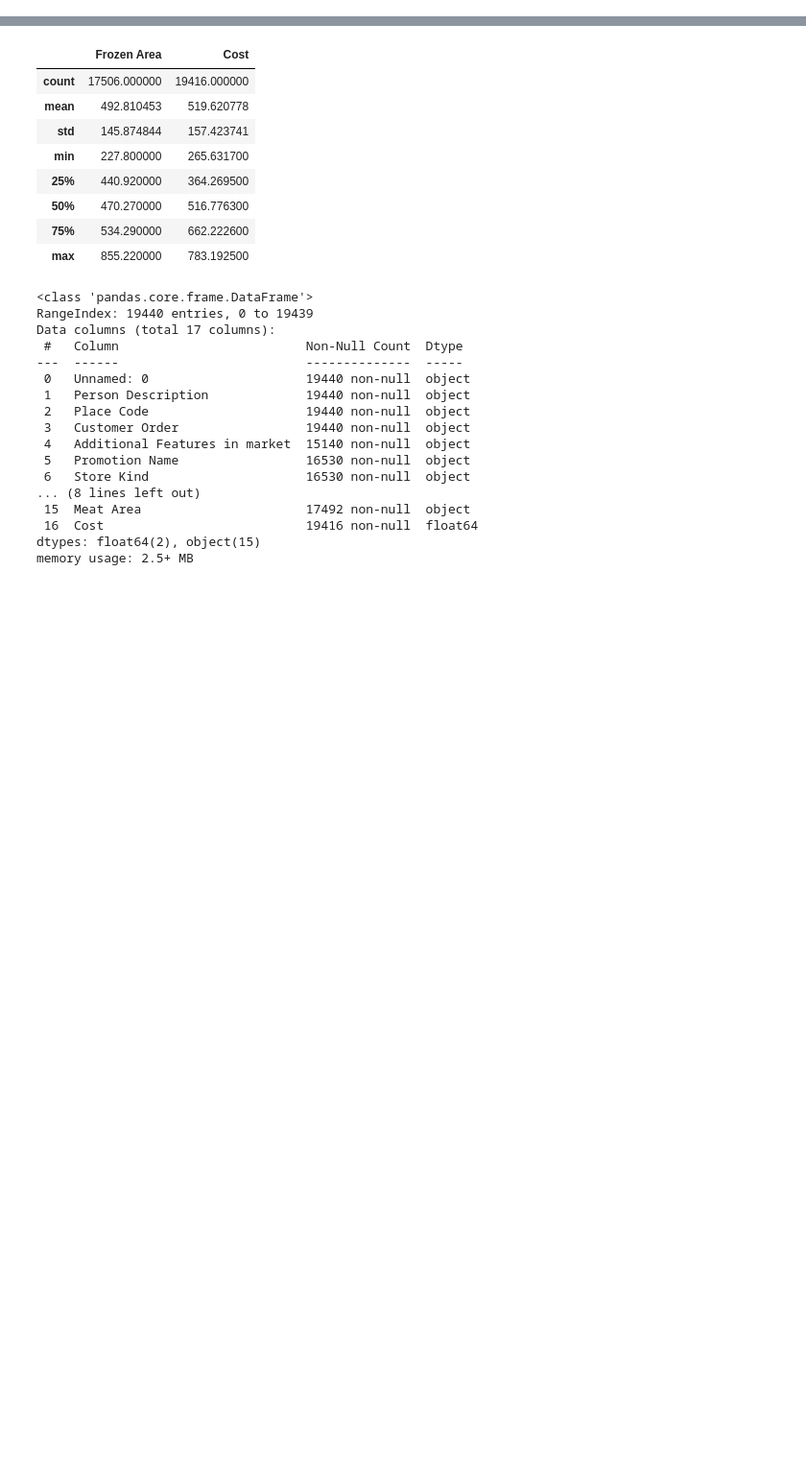
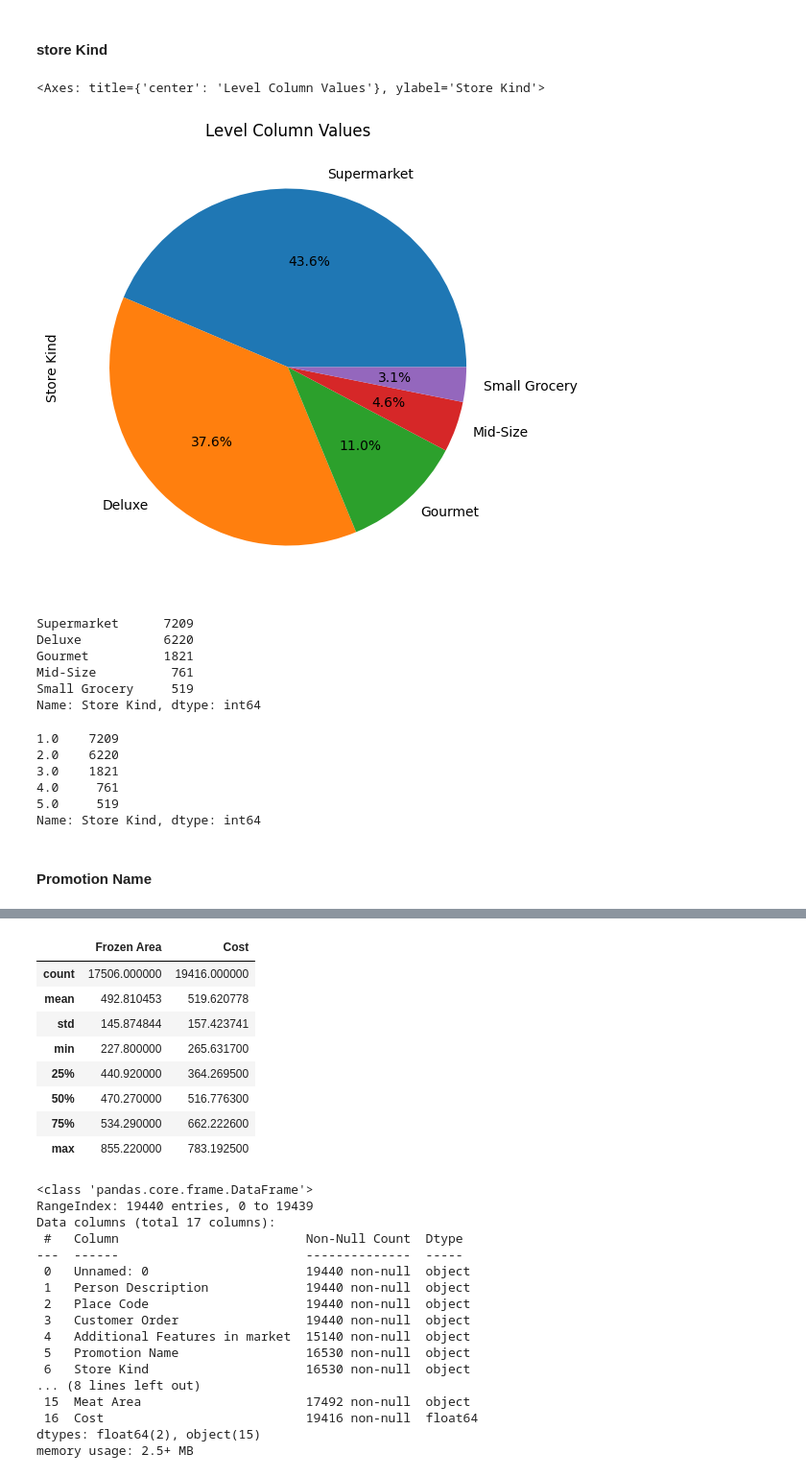
Before and after one commit to MohamedAziz15/ReggressorCost-Competition, a Jupyter notebook: Cost_Regressor_.ipynb, the cells around one changed output, grey strips where cells are left out. Shown at 96% size. Saved outputs shown, nothing was run; the diff lists cells and outputs as text; code cells hidden in the pictures; blank space fills up the shorter version.

```diff
--- a/Cost_Regressor_.ipynb
+++ b/Cost_Regressor_.ipynb
@@ -19,0 +250,32 @@ df.head()
+# %% [markdown]
+#### store Kind
+# %%
+plt.figure(figsize=(6,7))
+plt.title("Level Column Values")
+round(df["Store Kind"].value_counts()/df.shape[0]*100,2).plot.pie(autopct= '%2.1f%%')
+# %% [output]
+<Axes: title={'center': 'Level Column Values'}, ylabel='Store Kind'>
+[figure, added]
+# %%
+df["Store Kind"].value_counts()
+# %% [output]
+Supermarket      7209
+Deluxe           6220
+Gourmet          1821
+Mid-Size          761
+Small Grocery     519
+Name: Store Kind, dtype: int64
+# %%
+# Decode ((Additional Features in market))
+df["Store Kind"] = df["Store Kind"].replace(["Supermarket","Deluxe","Gourmet","Mid-Size","Small Grocery"]
+                                                                                 , [1,2,3,4,5])
+df["Store Kind"].value_counts()
+# %% [output]
+1.0    7209
+2.0    6220
+3.0    1821
+4.0     761
+5.0     519
+Name: Store Kind, dtype: int64
+# %% [markdown]
+#### Promotion Name
```
Also changed, not shown: parts of 82 cells of this notebook.
